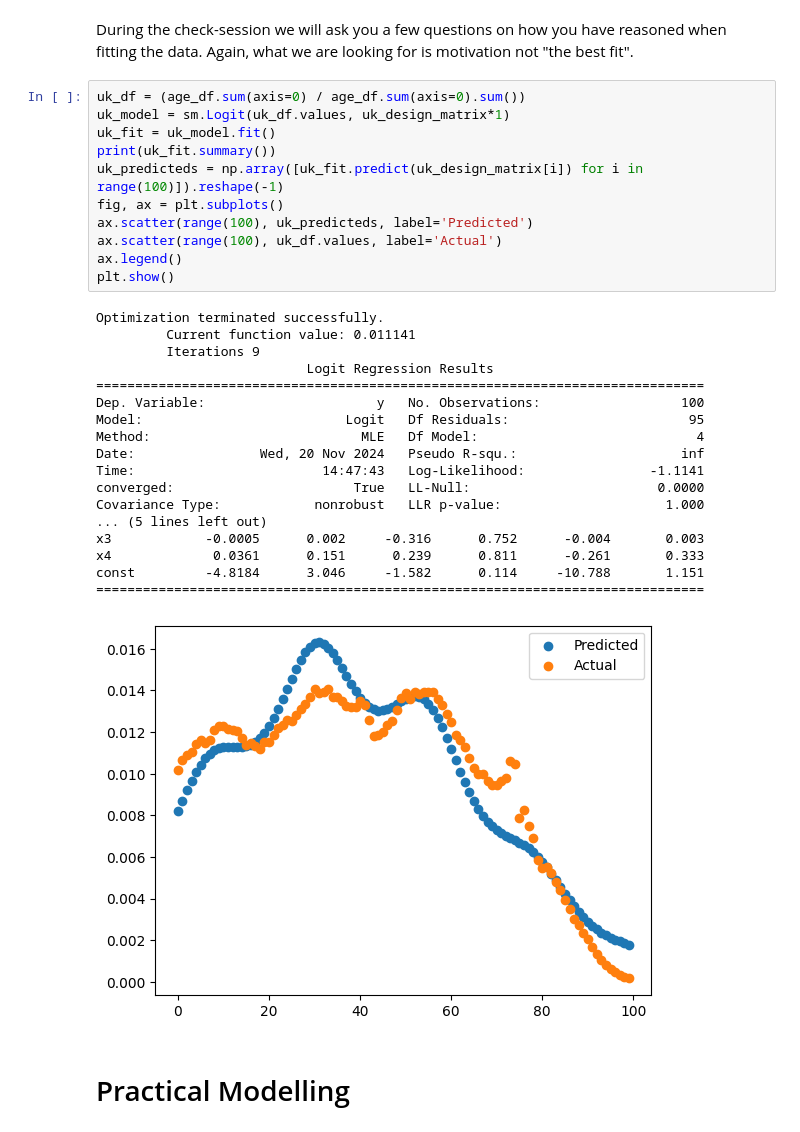
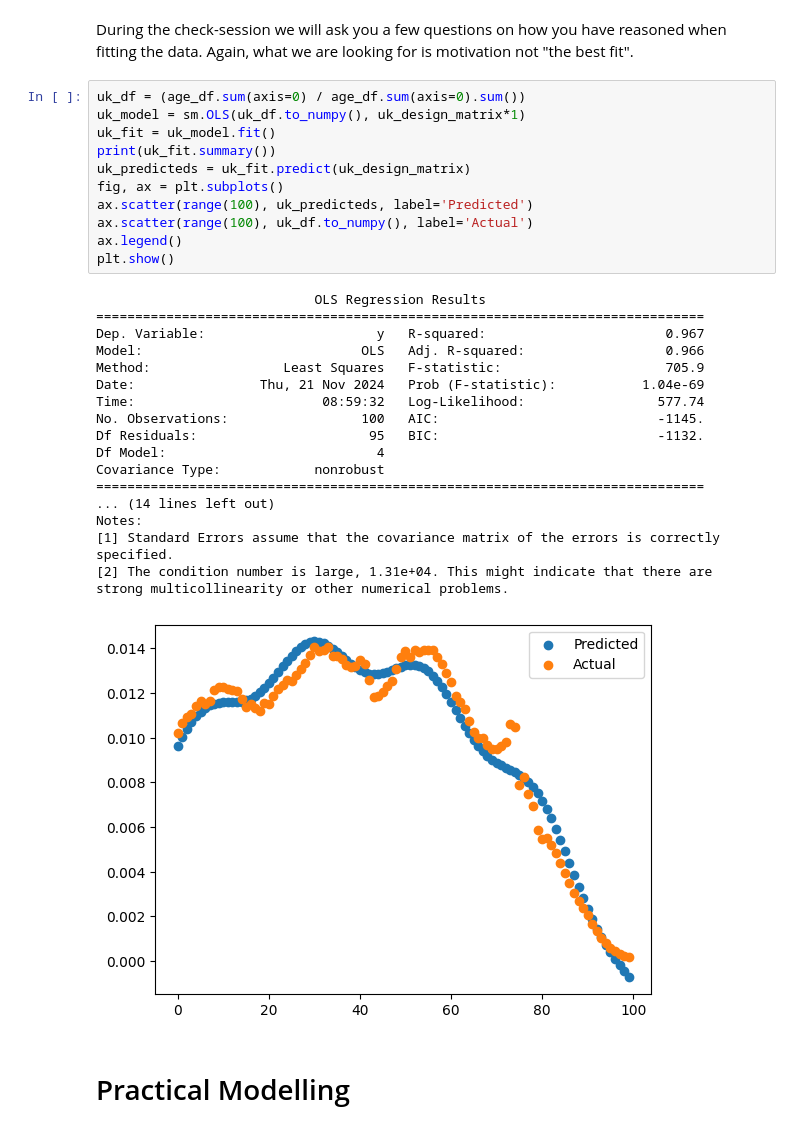
Before and after one commit to EuanWorth/ecw66_ads_2024, a Jupyter notebook: Practical_3.ipynb, the cells around one changed output. Saved outputs shown, nothing was run; the diff lists cells and outputs as text.

```diff
--- a/Practical_3.ipynb
+++ b/Practical_3.ipynb
@@ -726,34 +726,34 @@ During the check-session we will ask you a few questions on how you have reasone
 Again, what we are looking for is motivation not "the best fit".
 # %%
 uk_df = (age_df.sum(axis=0) / age_df.sum(axis=0).sum())
-uk_model = sm.Logit(uk_df.values, uk_design_matrix*1)
+uk_model = sm.OLS(uk_df.to_numpy(), uk_design_matrix*1)
 uk_fit = uk_model.fit()
 print(uk_fit.summary())
-uk_predicteds = np.array([uk_fit.predict(uk_design_matrix[i]) for i in range(100)]).reshape(-1)
+uk_predicteds = uk_fit.predict(uk_design_matrix)
 fig, ax = plt.subplots()
 ax.scatter(range(100), uk_predicteds, label='Predicted')
-ax.scatter(range(100), uk_df.values, label='Actual')
+ax.scatter(range(100), uk_df.to_numpy(), label='Actual')
 ax.legend()
 plt.show()
 # %% [output]
-Optimization terminated successfully.
-         Current function value: 0.011141
-         Iterations 9
-                           Logit Regression Results
+                            OLS Regression Results
 ==============================================================================
-Dep. Variable:                      y   No. Observations:                  100
-Model:                          Logit   Df Residuals:                       95
-Method:                           MLE   Df Model:                            4
-Date:                Wed, 20 Nov 2024   Pseudo R-squ.:                     inf
-Time:                        14:47:43   Log-Likelihood:                -1.1141
-converged:                       True   LL-Null:                        0.0000
-Covariance Type:            nonrobust   LLR p-value:                     1.000
-... (5 lines left out)
-x3            -0.0005      0.002     -0.316      0.752      -0.004       0.003
-x4             0.0361      0.151      0.239      0.811      -0.261       0.333
-const         -4.8184      3.046     -1.582      0.114     -10.788       1.151
+Dep. Variable:                      y   R-squared:                       0.967
+Model:                            OLS   Adj. R-squared:                  0.966
+Method:                 Least Squares   F-statistic:                     705.9
+Date:                Thu, 21 Nov 2024   Prob (F-statistic):           1.04e-69
+Time:                        08:59:32   Log-Likelihood:                 577.74
+No. Observations:                 100   AIC:                            -1145.
+Df Residuals:                      95   BIC:                            -1132.
+Df Model:                           4
+Covariance Type:            nonrobust
 ==============================================================================
+... (14 lines left out)
+Notes:
+[1] Standard Errors assume that the covariance matrix of the errors is correctly specified.
+[2] The condition number is large, 1.31e+04. This might indicate that there are
+strong multicollinearity or other numerical problems.
-[figure, old version]
+[figure, new version]
 # %% [markdown]
 # Practical Modelling
 # %% [markdown]
```
Also changed, not shown: parts of 21 cells of this notebook.
